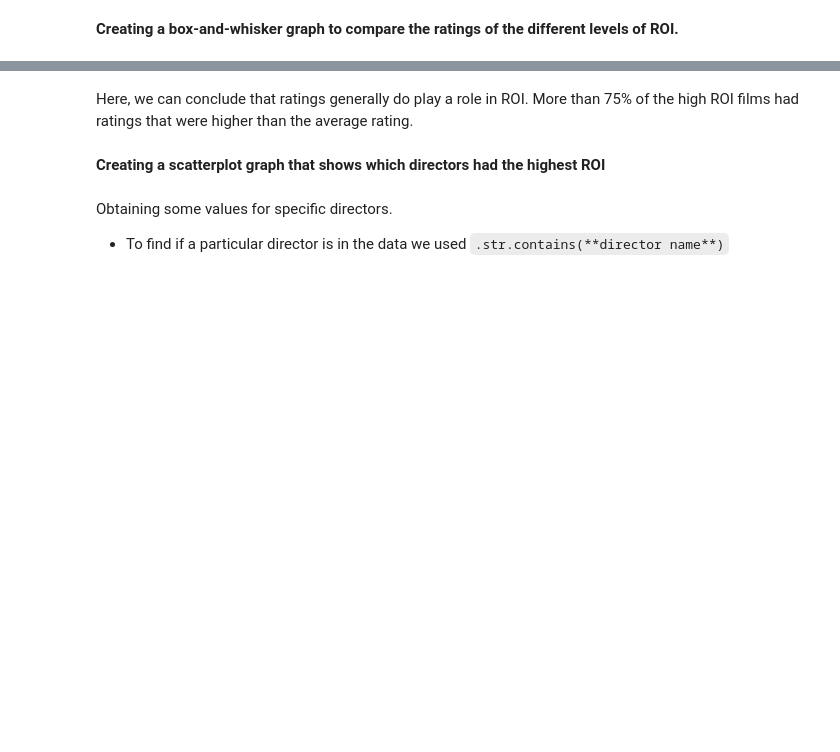
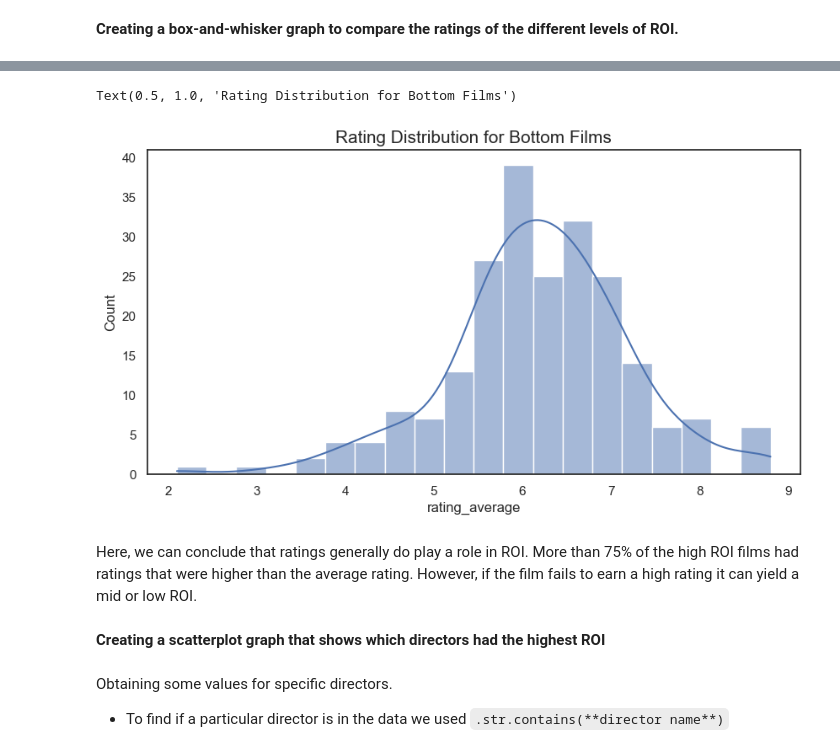
Before and after one commit to Jko0425/phase1_project, a Jupyter notebook: Final_project.ipynb, the cells around one changed output, grey strips where cells are left out. Cells and saved outputs as stored; diff of their text form; code cells hidden in the pictures; blank space fills up the shorter version.

```diff
--- a/Final_project.ipynb
+++ b/Final_project.ipynb
@@ -476,5 +385,10 @@ plt.axvline(6.35, color='red')
+# %%
+distribution(bot_ROI['rating_average'], 'Rating Distribution for Bottom Films')
+# %% [output]
+Text(0.5, 1.0, 'Rating Distribution for Bottom Films')
+[figure, added]
 # %% [markdown]
-Here, we can conclude that ratings generally do play a role in ROI. More than 75% of the high ROI films had ratings that were higher than the average rating.
+Here, we can conclude that ratings generally do play a role in ROI. More than 75% of the high ROI films had ratings that were higher than the average rating. However, if the film fails to earn a high rating it can yield a mid or low ROI.
 # %% [markdown]
 __Creating a scatterplot graph that shows which directors had the highest ROI__
 # %% [markdown]
```
Also changed, not shown: parts of 86 cells of this notebook, 1 other file.
